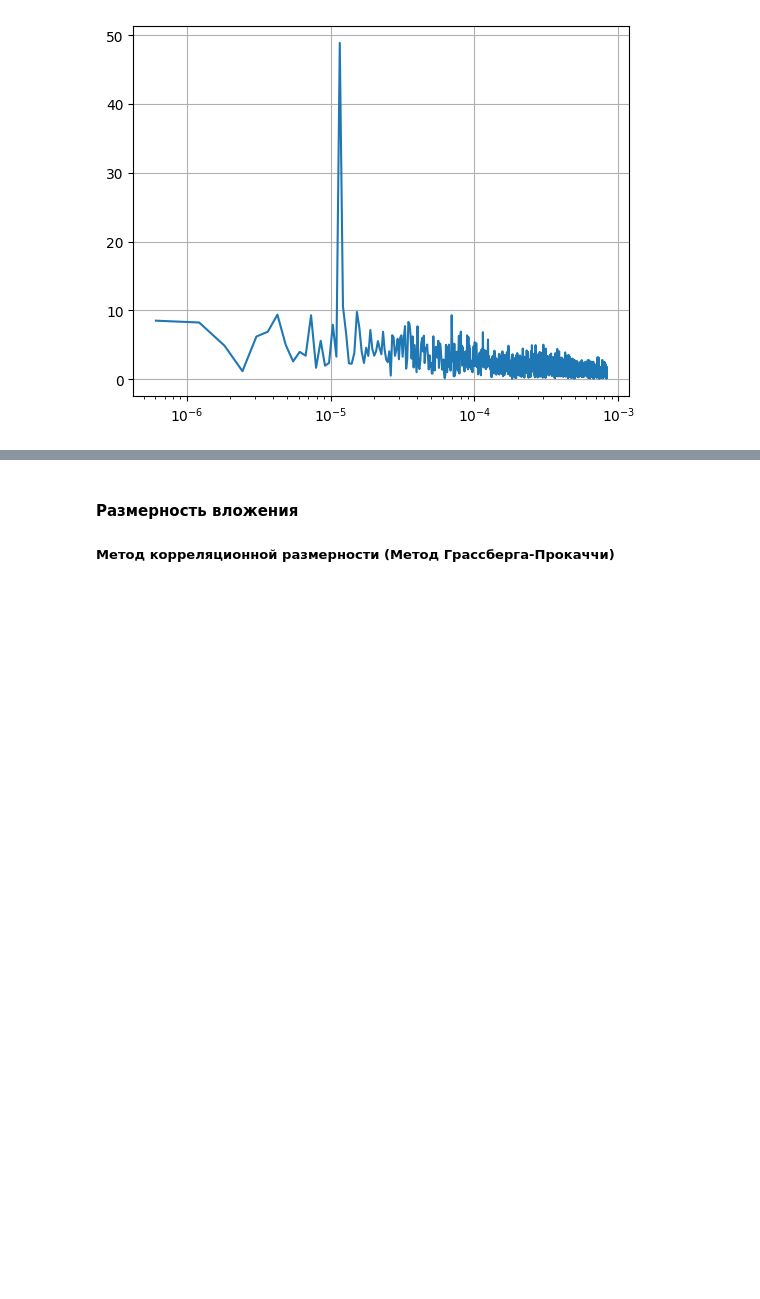
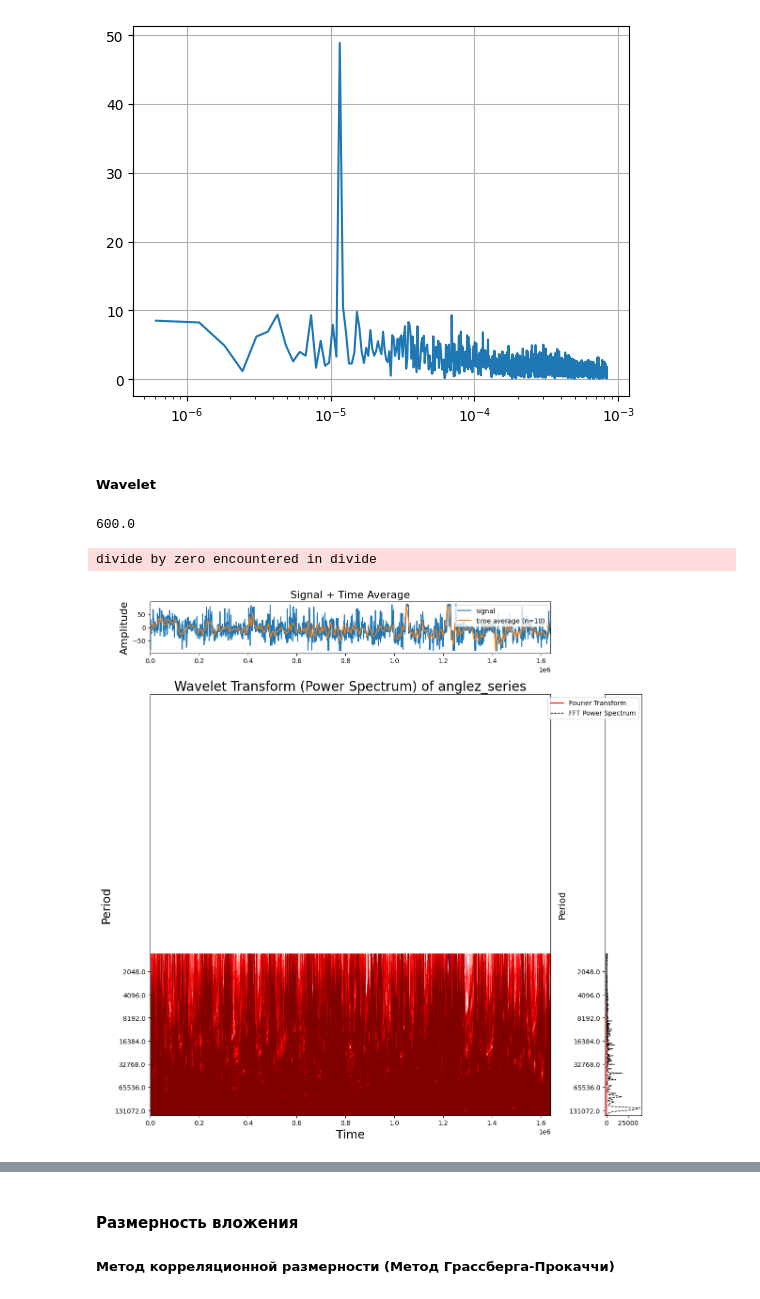
Before and after one commit to Felecort/TDA_Uni, a Jupyter notebook: src/0_topology-child-mind-institute.ipynb, the cells around one changed output, grey strips where cells are left out. Cells and saved outputs as stored; diff of their text form; code cells hidden in the pictures; blank space fills up the shorter version.

```diff
--- a/src/0_topology-child-mind-institute.ipynb
+++ b/src/0_topology-child-mind-institute.ipynb
@@ -131,3 +129,9 @@ plt.grid()
 plt.show()
 # %% [output]
 [figure]
+# %% [markdown]
+##### Wavelet
+# %%
+(train_series["timestamp"][1] - train_series["timestamp"][0]).total_seconds()
+# %% [output]
+600.0
@@ -133,0 +216,28 @@ plt.show()
+# %%
+N = anglez_series.shape[0]
+t0=0
+dt=600
+time = np.arange(0, N) * dt + t0
+signal = anglez_series.squeeze()
+
+
+scales = np.arange(1, 128)
+title = 'Wavelet Transform (Power Spectrum) of anglez_series'
+ylabel = 'Period'
+xlabel = 'Time'
+fig = plt.figure(figsize=(12,12))
+spec = gridspec.GridSpec(ncols=6, nrows=6)
+top_ax = fig.add_subplot(spec[0, 0:5])
+bottom_left_ax = fig.add_subplot(spec[1:, 0:5])
+bottom_right_ax = fig.add_subplot(spec[1:, 5])
+
+plot_signal_plus_average(top_ax, time, signal, average_over=10)
+yticks, ylim = plot_wavelet(bottom_left_ax, time, signal, scales, xlabel=xlabel, ylabel=ylabel, title=title)
+
+plot_fft_plus_power(bottom_right_ax, time, signal, plot_direction='vertical', yticks=yticks, ylim=ylim)
+bottom_right_ax.set_ylabel('Period', fontsize=14)
+plt.tight_layout()
+plt.show()
+# %% [output]
+divide by zero encountered in divide
+[figure, added]
```
Also changed, not shown: parts of 5 cells of this notebook.
